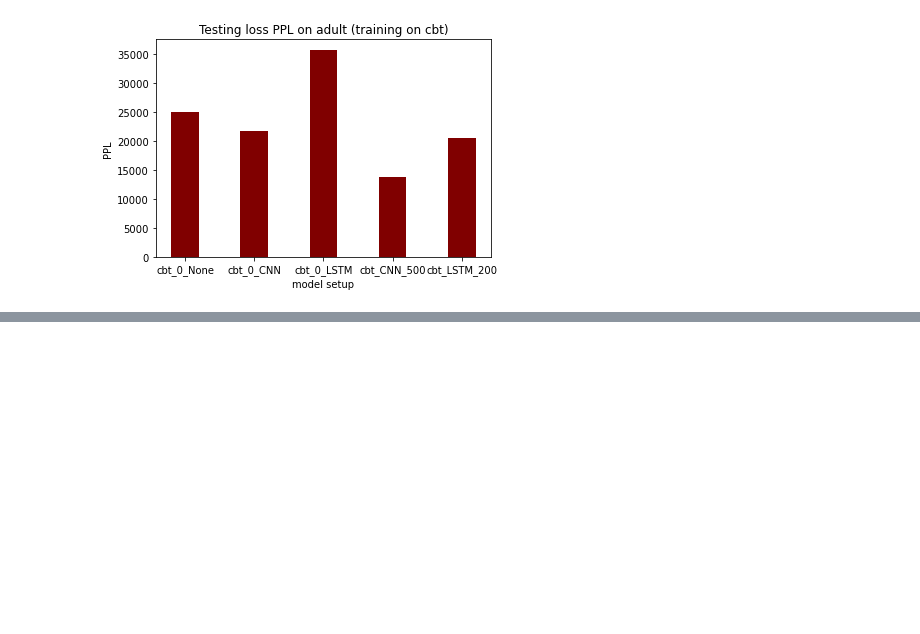
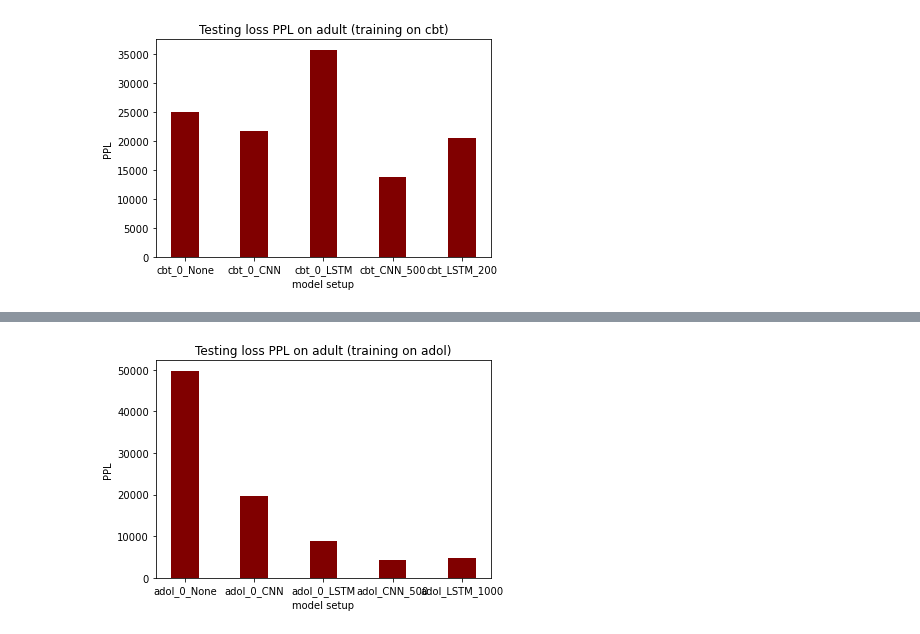
Before and after one commit to shifengxu/CE7455-FinalProject, a Jupyter notebook: log2plot.ipynb, the cells around one changed output, grey strips where cells are left out. Drawn from its saved outputs; the diff is of its cells as text; code cells hidden in the pictures; blank space fills up the shorter version.

```diff
--- a/log2plot.ipynb
+++ b/log2plot.ipynb
@@ -486,0 +500,4 @@ plt.show()
+# %%
+adol_sws_CNN_ppls = \
+[oS_adol_200_CNN_testloss_adult_ppl[-1], oS_adol_500_CNN_testloss_adult_ppl[-1], oS_adol_1000_CNN_testloss_adult_ppl[-1], \
+ oS_adol_2000_CNN_testloss_adult_ppl[-1], oS_adol_5000_CNN_testloss_adult_ppl[-1], oS_adol_10000_CNN_testloss_adult_ppl[-1]]
@@ -486,0 +508,4 @@ plt.show()
+# %%
+adol_sws_LSTM_ppls = \
+[oS_adol_200_LSTM_testloss_adult_ppl[-1], oS_adol_500_LSTM_testloss_adult_ppl[-1], oS_adol_1000_LSTM_testloss_adult_ppl[-1], \
+ oS_adol_2000_LSTM_testloss_adult_ppl[-1], oS_adol_5000_LSTM_testloss_adult_ppl[-1], oS_adol_10000_LSTM_testloss_adult_ppl[-1]]
@@ -486,0 +516,20 @@ plt.show()
+# %%
+# word and char embedding
+oS_adol_0_None_adult_ppl = oS_adol_0_None_testloss_adult_ppl[-1]
+oS_adol_0_CNN_adult_ppl = oS_adol_0_CNN_testloss_adult_ppl[-1]
+oS_adol_0_LSTM_adult_ppl = oS_adol_0_LSTM_testloss_adult_ppl[-1]
+oS_adol_sws_CNN_adult_ppl = min(adol_sws_CNN_ppls)
+oS_adol_sws_LSTM_adult_ppl = min(adol_sws_LSTM_ppls)
+# %%
+model_setup = ["adol_0_None", "adol_0_CNN", "adol_0_LSTM", "adol_CNN_500", "adol_LSTM_1000"]
+ppls = [oS_adol_0_None_adult_ppl, oS_adol_0_CNN_adult_ppl, oS_adol_0_LSTM_adult_ppl, oS_adol_sws_CNN_adult_ppl, oS_adol_sws_LSTM_adult_ppl]
+
+plt.bar(model_setup, ppls, color ='maroon',
+        width = 0.4)
+
+plt.title("Testing loss PPL on adult (training on adol)")
+plt.xlabel('model setup')
+plt.ylabel('PPL')
+plt.show()
+# %% [output]
+[figure, added]
```
Also changed, not shown: parts of 8 cells of this notebook, 1 other file.
